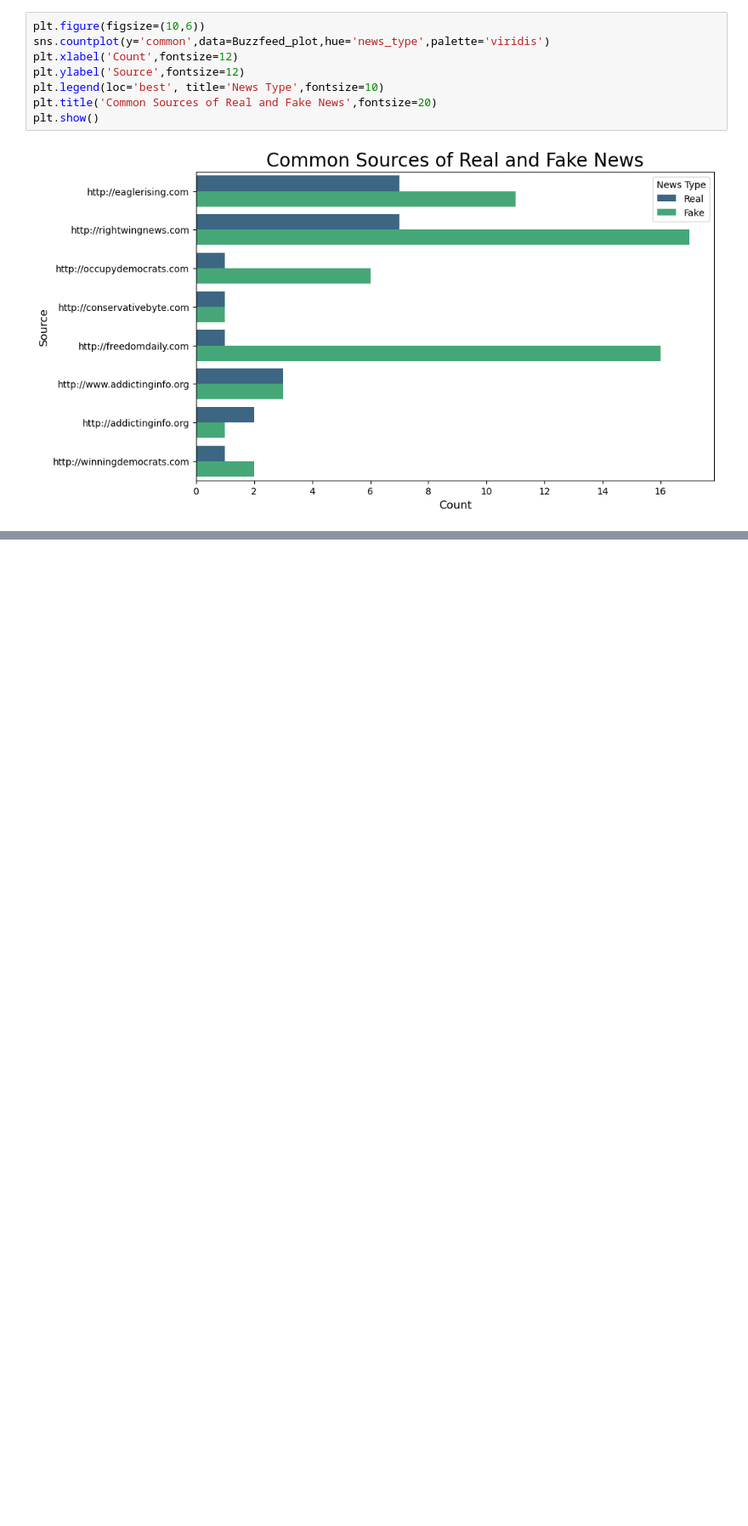
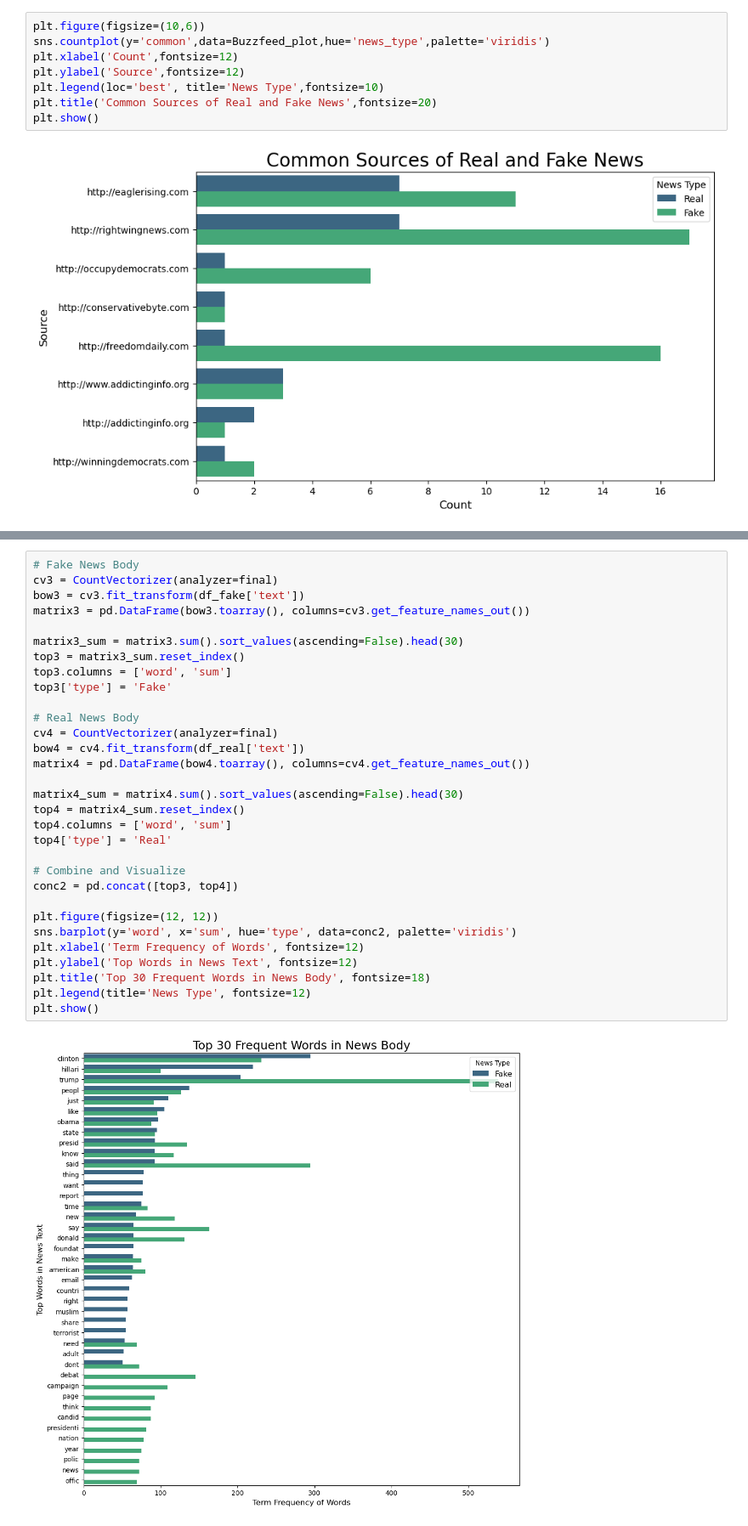
Before and after one commit to Wook22/Fake_News_Classification, a Jupyter notebook: Fake_News_Analysis_EDA.ipynb, the cells around one changed output, grey strips where cells are left out. Shown at 85% size. Drawn from its saved outputs; the diff is of its cells as text; blank space fills up the shorter version.

```diff
--- a/Fake_News_Analysis_EDA.ipynb
+++ b/Fake_News_Analysis_EDA.ipynb
@@ -88,0 +217,33 @@ plt.show()
+# %%
+# Fake News Body
+cv3 = CountVectorizer(analyzer=final)
+bow3 = cv3.fit_transform(df_fake['text'])
+matrix3 = pd.DataFrame(bow3.toarray(), columns=cv3.get_feature_names_out())
+
+matrix3_sum = matrix3.sum().sort_values(ascending=False).head(30)
+top3 = matrix3_sum.reset_index()
+top3.columns = ['word', 'sum']
+top3['type'] = 'Fake'
+
+# Real News Body
+cv4 = CountVectorizer(analyzer=final)
+bow4 = cv4.fit_transform(df_real['text'])
+matrix4 = pd.DataFrame(bow4.toarray(), columns=cv4.get_feature_names_out())
+
+matrix4_sum = matrix4.sum().sort_values(ascending=False).head(30)
+top4 = matrix4_sum.reset_index()
+top4.columns = ['word', 'sum']
+top4['type'] = 'Real'
+
+# Combine and Visualize
+conc2 = pd.concat([top3, top4])
+
+plt.figure(figsize=(12, 12))
+sns.barplot(y='word', x='sum', hue='type', data=conc2, palette='viridis')
+plt.xlabel('Term Frequency of Words', fontsize=12)
+plt.ylabel('Top Words in News Text', fontsize=12)
+plt.title('Top 30 Frequent Words in News Body', fontsize=18)
+plt.legend(title='News Type', fontsize=12)
+plt.show()
+# %% [output]
+[figure, added]
```
Also changed, not shown: parts of 7 cells of this notebook.
